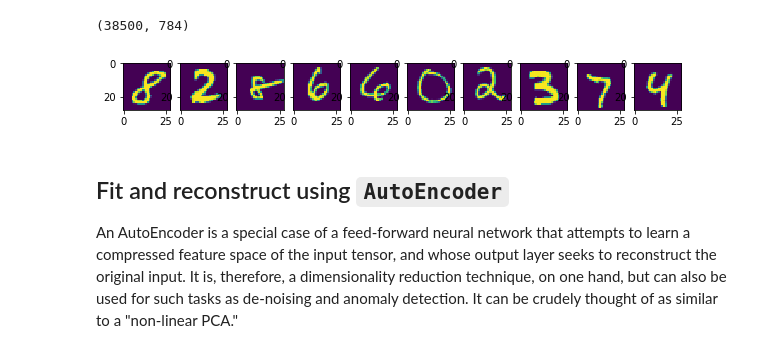
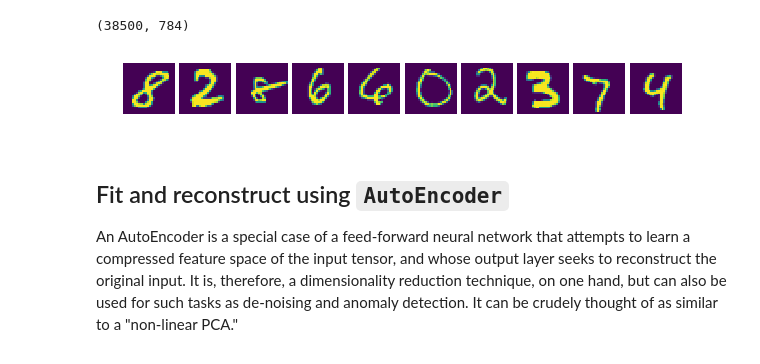
Before and after one commit to tgsmith61591/smrt, a Jupyter notebook: examples/MNIST example.ipynb, the cells around one changed output. Drawn from its saved outputs; the diff is of its cells as text; code cells hidden in the pictures.

```diff
--- a/examples/MNIST example.ipynb
+++ b/examples/MNIST example.ipynb
@@ -54,41 +54,66 @@ X_train.shape
 # matplotlib is way too into the whole "warn for everything"
 import warnings
 
 def suppress_warnings(func):
     def wrapper(*args, **kwargs):
         with warnings.catch_warnings():
             warnings.simplefilter("ignore")
             return func(*args, **kwargs)
     return wrapper
 
 
 @suppress_warnings
-def show_mnist(array_a, array_b=None, show=10, nrow=2, ncol=10, figsize=(10, 2)):
+def show_mnist(array_a, array_b=None, array_c=None, nrow=2, ncol=10, figsize=None):
     # import without warnings
     from matplotlib import pyplot as plt
     %matplotlib inline
 
-    if array_b is None:
+    # if both are None, just plot one
+    if array_b is None and array_c is None:
         nrow = 1
 
-    if nrow not in (1, 2):
+    # if kw specifically makes B None, shift it over
+    elif array_b is None:
+        array_b = array_c
+        array_c = None
+        nrow = 2
+
+    # otherwise if just plotting the first two...
+    elif array_c is None:
+        nrow = 2
+
+    elif array_b is not None and array_c is not None:
+        nrow = 3
+
+    if nrow not in (1, 2, 3):
         raise ValueError('nrow must be in (1, 2)')
 
+    if figsize is None:
+        figsize = (ncol, nrow)
+
     f, a = plt.subplots(nrow, ncol, figsize=figsize)
-    for i in range(show):
+    arrays = [array_a, array_b, array_c]
+
+    def _do_show(the_figure, the_array):
+        the_figure.imshow(the_array)
+        the_figure.axis('off')
+
+    for i in range(ncol):
         if nrow > 1:
-            a[0][i].imshow(np.reshape(array_a[i], (28, 28)))
-            a[1][i].imshow(np.reshape(array_b[i], (28, 28)))
+            for j in range(nrow):
+                _do_show(a[j][i], np.reshape(arrays[j][i], (28, 28)))
         else:
-            a[i].imshow(np.reshape(array_a[i], (28, 28)))
+            _do_show(a[i], np.reshape(array_a[i], (28, 28)))
 
+
+    plt.subplots_adjust(wspace=0.1, hspace=0.1)
     f.show()
     plt.draw()
 
 # draw some:
 show_mnist(X_train)
 # %% [output]
-[figure, old version]
+[figure, new version]
 # %% [markdown]
 ## Fit and reconstruct using `AutoEncoder`
 
```
Also changed, not shown: parts of 18 cells of this notebook, 18 other files.
